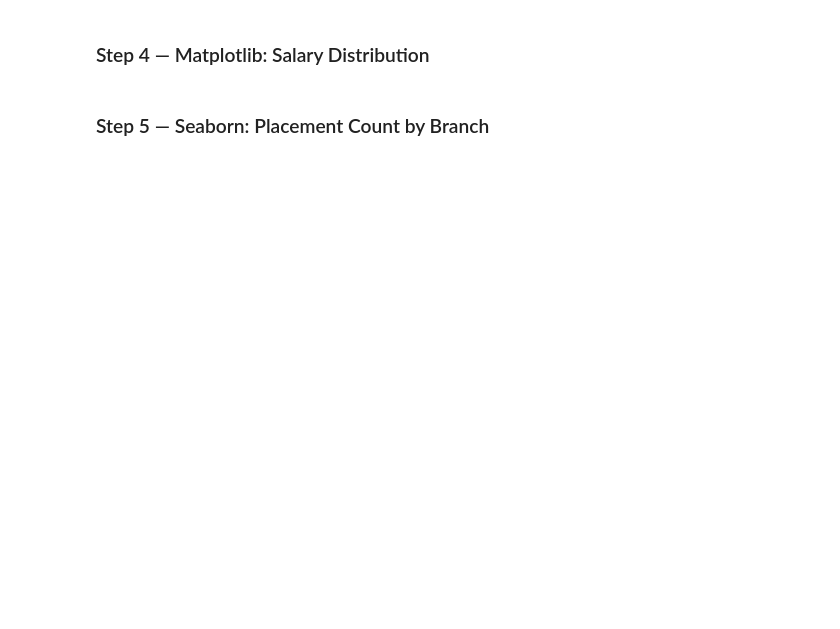
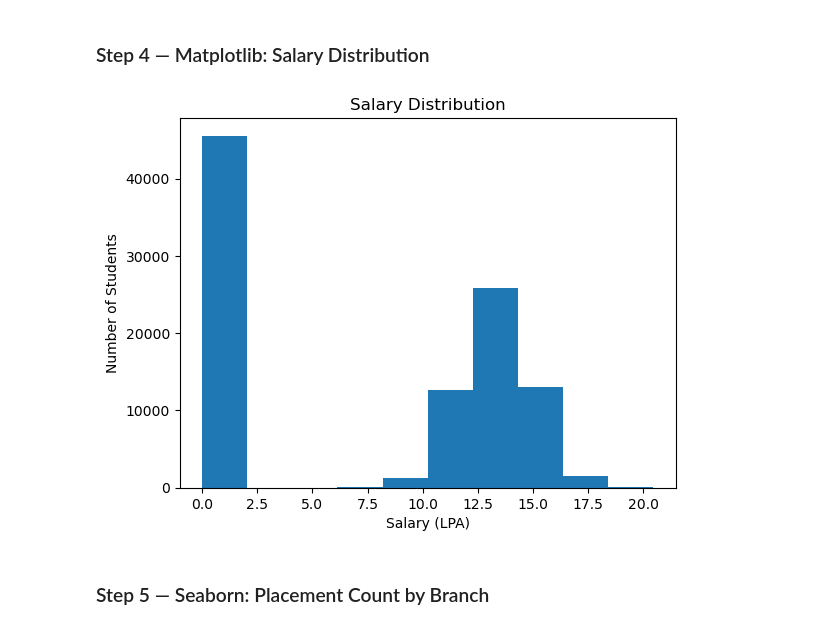
Before and after one commit to HarshReaver/ML-Experiments, a Jupyter notebook: Exp_01/Exp_01.ipynb, the cells around one changed output. Drawn from its saved outputs; the diff is of its cells as text; code cells hidden in the pictures; blank space fills up the shorter version.

```diff
--- a/Exp_01/Exp_01.ipynb
+++ b/Exp_01/Exp_01.ipynb
@@ -11,4 +42,11 @@
 # %% [markdown]
 ### Step 1 — Common Imports and Load Dataset
 # %%
-import numpy as npimport pandas as pdimport matplotlib.pyplot as pltimport seaborn as snsdf = pd.read_csv('student_placement.csv')print(df.shape)df.head()
+import numpy as np
+import pandas as pd
+import matplotlib.pyplot as plt
+import seaborn as sns
+
+df = pd.read_csv('student_placement.csv')
+print(df.shape)
+df.head()
@@ -23,7 +96,13 @@ print(df.head())print(df[(df['gender'] == 'Female') & (df['cgpa'] > 8)]      [['
 # %% [markdown]
 ### Step 4 — Matplotlib: Salary Distribution
 # %%
-plt.hist(df['salary_package_lpa'].dropna(), bins=10)plt.xlabel('Salary (LPA)')plt.ylabel('Number of Students')plt.title('Salary Distribution')plt.show()
+plt.hist(df['salary_package_lpa'].dropna(), bins=10)
+plt.xlabel('Salary (LPA)')
+plt.ylabel('Number of Students')
+plt.title('Salary Distribution')
+plt.show()
+# %% [output]
+[figure, added]
 # %% [markdown]
 ### Step 5 — Seaborn: Placement Count by Branch
 # %%
```
Also changed, not shown: parts of 9 cells of this notebook, 10 other files.
